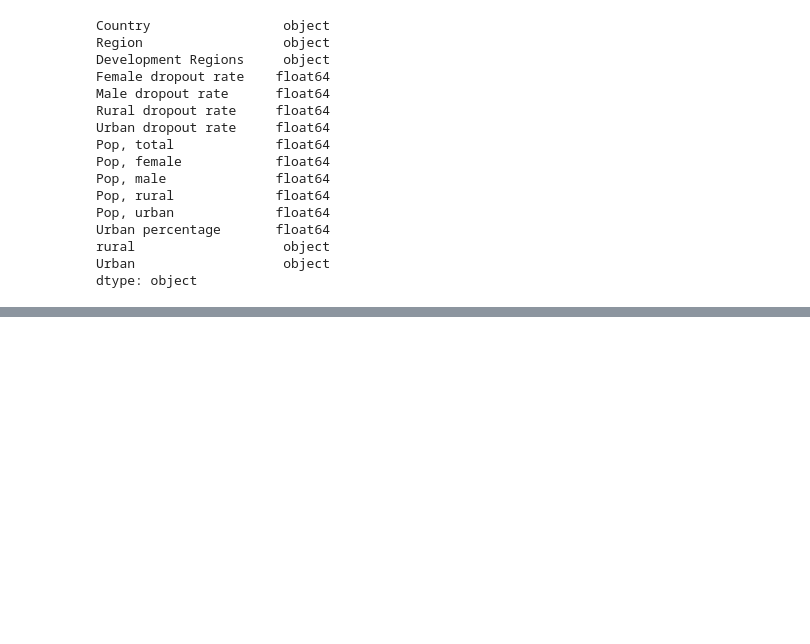
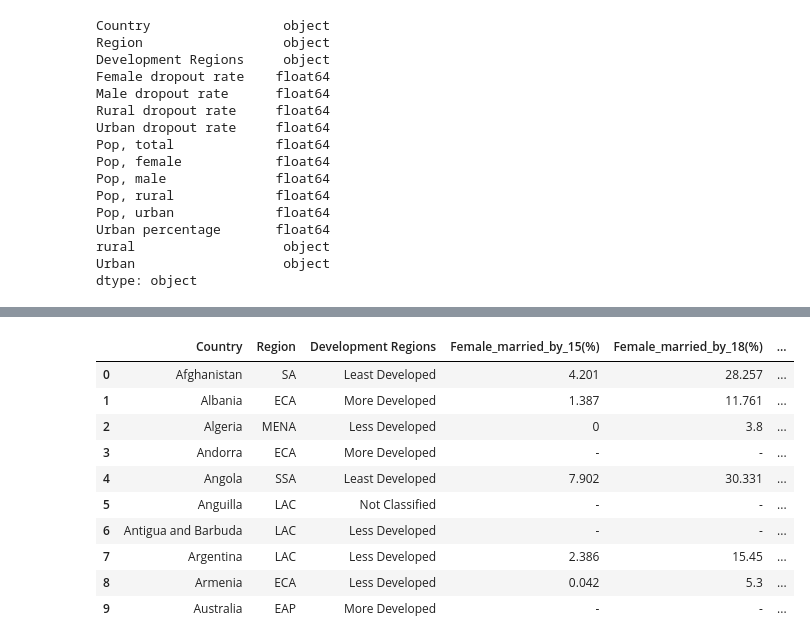
Before and after one commit to shimjide123/datman, a Jupyter notebook: PS2_Yu_Nong.ipynb, the cells around one changed output, grey strips where cells are left out. Saved outputs shown, nothing was run; the diff lists cells and outputs as text; code cells hidden in the pictures; blank space fills up the shorter version.

```diff
--- a/PS2_Yu_Nong.ipynb
+++ b/PS2_Yu_Nong.ipynb
@@ -264,0 +301,17 @@ dropout.info
+# %%
+order=['Country','Region','Development Regions','Female_married_by_15(%)','Female_married_by_18(%)','Male_married_by_18(%)','Female dropout rate','Male dropout rate','Rural dropout rate','Urban dropout rate','Pop, total',	'Pop, female','Pop, male','Pop, rural',	'Pop, urban',	'Urban percentage']
+# %%
+merged1=mergedright[order]
+merged1.head(10)
+# %% [output]
+|  | Country | Region | Development Regions | Female_married_by_15(%) | Female_married_by_18(%) | ... |
+| 0 | Afghanistan | SA | Least Developed | 4.201 | 28.257 | ... |
+| 1 | Albania | ECA | More Developed | 1.387 | 11.761 | ... |
+| 2 | Algeria | MENA | Less Developed | 0 | 3.8 | ... |
+| 3 | Andorra | ECA | More Developed | - | - | ... |
+| 4 | Angola | SSA | Least Developed | 7.902 | 30.331 | ... |
+| 5 | Anguilla | LAC | Not Classified | - | - | ... |
+| 6 | Antigua and Barbuda | LAC | Less Developed | - | - | ... |
+| 7 | Argentina | LAC | Less Developed | 2.386 | 15.45 | ... |
+| 8 | Armenia | ECA | Less Developed | 0.042 | 5.3 | ... |
+| 9 | Australia | EAP | More Developed | - | - | ... |
```
Also changed, not shown: parts of 12 cells of this notebook.
